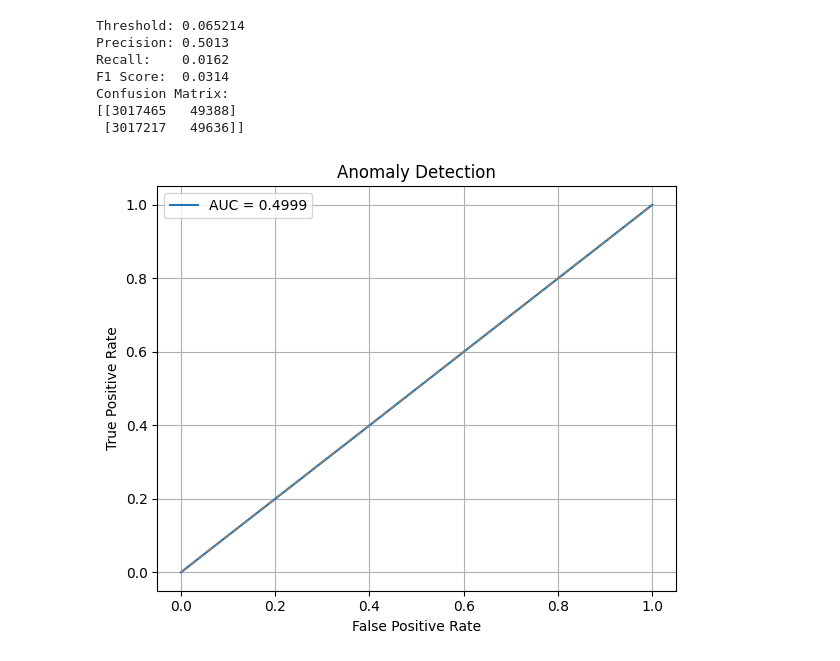
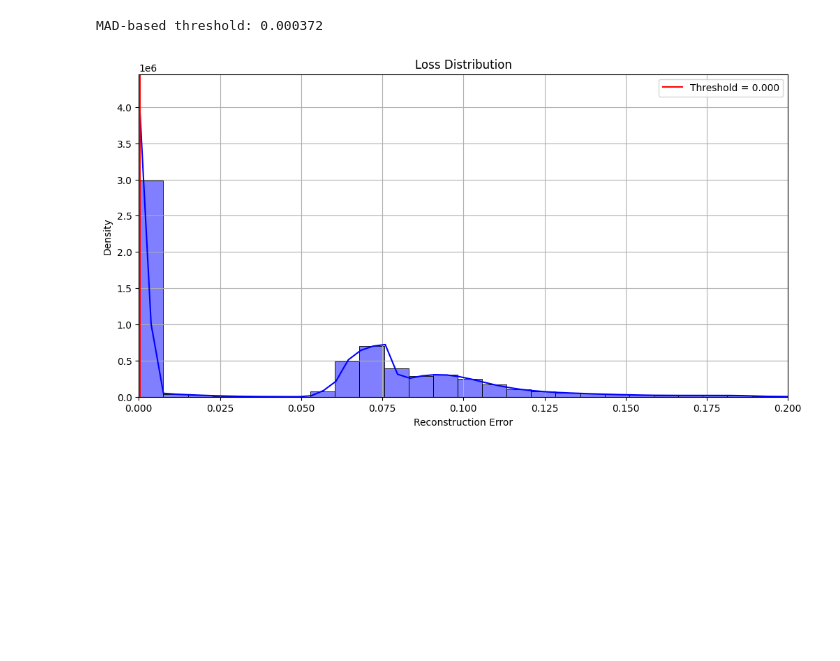
Before and after one commit to Nakul-Rajpal/IoT23-Anomaly-Detection, a Jupyter notebook: training.ipynb, the cells around one changed output. Saved outputs shown, nothing was run; the diff lists cells and outputs as text; code cells hidden in the pictures; blank space fills up the shorter version.

Commit message:
Updated Training module
Completed data + training code; initial results with 42 seed for data scaling

```diff
--- a/training.ipynb
+++ b/training.ipynb
@@ -61 +25,20 @@ class EarlyStopping:
+# %%
+# RUN 1 (16 - > 8 -> 4 (Bottleneck) -> 8 -> 16)
+    # Train X shape: (9813926, 18) | min: 0.0 | max: 1.0
+    # MAD K Multiplier -> 2.75
+    # Data Seed: 42
+# RUN 2 (16 -> 8 -> 4 (Bottleneck) -> 8 -> 16)
+    # Train X shape: (7851141, 18) | min: 0.0 | max: 1.0
+    # MAD K Multiplier -> 3
+    # Data Seed: 42
+# RUN 3 (16 -> 8 -> 4 (Bottleneck) -> 8 -> 16)
+    # Train X shape: (5888356, 18) | min: 0.0 | max: 1.0
+    # MAD K Multiplier -> 3
+    # Data Seed: 42
+# RUN 4 (16 -> 8 -> 4 (Bottleneck) -> 8 -> 16)
+
+
+model = Autoencoder(18).to(device)
+criterion = nn.BCELoss()
+optimizer = optim.Adam(model.parameters(), lr=1e-4)
 # %%
@@ -139,30 +103,30 @@ conf_matrix = confusion_matrix(y_test, y_pred)
-# %%
-print(f"\nThreshold: {threshold:.6f}")
-print(f"Precision: {precision:.4f}")
-print(f"Recall:    {recall:.4f}")
-print(f"F1 Score:  {f1:.4f}")
-print("Confusion Matrix:")
-print(conf_matrix)
-
-fpr, tpr, _ = roc_curve(y_test, reconstruction_errors)
-roc_auc = auc(fpr, tpr)
-
-plt.figure(figsize=(6, 5))
-plt.plot(fpr, tpr, label=f"AUC = {roc_auc:.4f}")
-plt.plot([0, 1], [0, 1], linestyle='--', color='gray')
-plt.xlabel("False Positive Rate")
-plt.ylabel("True Positive Rate")
-plt.title("Anomaly Detection")
-plt.legend()
-plt.grid(True)
-plt.tight_layout()
-plt.show()
-# %% [output]
-Threshold: 0.065214
-Precision: 0.5013
-Recall:    0.0162
-F1 Score:  0.0314
-Confusion Matrix:
-[[3017465   49388]
- [3017217   49636]]
-[figure, removed]
+# %%
+test_tensor = torch.tensor(X_test, dtype=torch.float32).to(device)
+with torch.no_grad():
+    reconstructions = model(test_tensor).cpu().numpy()
+
+reconstruction_errors = np.mean((X_test - reconstructions) ** 2, axis=1)
+
+benign_errors = reconstruction_errors[y_test == 0]
+median = np.median(benign_errors)
+mad = np.median(np.abs(benign_errors - median))
+threshold = median + 3 * mad
+
+print(f"MAD-based threshold: {threshold:.6f}")
+
+plt.figure(figsize=(12, 6))
+plt.title("Loss Distribution")
+
+sns.histplot(reconstruction_errors, bins=100, kde=True, color='blue')
+plt.axvline(threshold, color='red', linestyle='-', label=f"Threshold = {threshold:.3f}")
+plt.xlabel("Reconstruction Error")
+plt.ylabel("Density")
+plt.xlim(0, 0.2)
+plt.grid(True)
+plt.legend()
+plt.savefig("results/16_8_4_60DS_42/LossDistribution.png", dpi=300)
+plt.show()
+plt.close()
+# %% [output]
+MAD-based threshold: 0.000372
+[figure, added]
```
Also changed, not shown: parts of 10 cells of this notebook, 19 other files.
